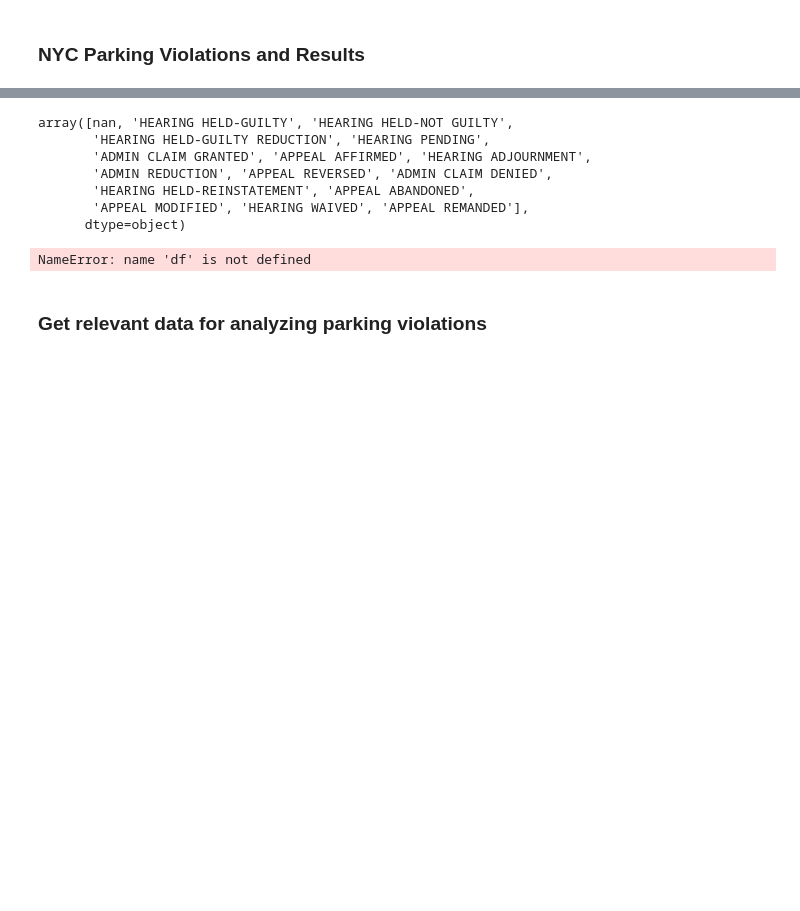
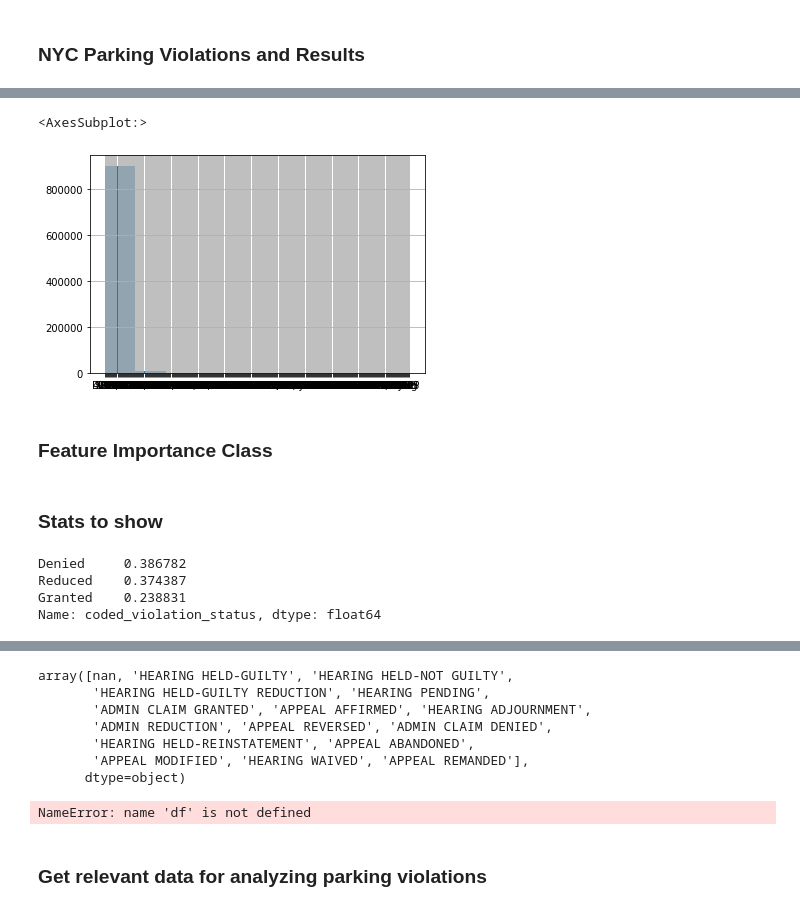
Before and after one commit to bsha6/parking_violations, a Jupyter notebook: project.ipynb, the cells around one changed output, grey strips where cells are left out. Drawn from its saved outputs; the diff is of its cells as text; code cells hidden in the pictures; blank space fills up the shorter version.

```diff
--- a/project.ipynb
+++ b/project.ipynb
@@ -18,0 +540,15 @@ fp = '/Users/blake/Box/Project/Data/'
+# %%
+def convert_to_hrs(viol_time):
+    if not viol_time:
+        return np.nan
+    viol_time_parsed = re.findall('(\d+)?:\d+([AP])?', viol_time)[0]
+    if viol_time_parsed[1] == '' or int(viol_time_parsed[0]) > 12:
+        return np.nan
+    if viol_time_parsed[1].upper() == 'P':
+        return int(viol_time_parsed[0]) + 12
+    elif viol_time_parsed[1].upper() == 'A':
+        return int(viol_time_parsed[0])
+    else:
+        return np.nan
+
+convert_to_hrs('08:07')
@@ -18,0 +557,12 @@ fp = '/Users/blake/Box/Project/Data/'
+# %%
+# Add weekday, time feature
+
+# Set invalid dates to nan
+# df.loc[df['issue_date'] >= '1/28/2022', 'issue_date'] = np.nan
+# df.loc[df['issue_date'] < '1/1/2019', 'issue_date'] = np.nan
+
+df['issue_weekday'] = [dt.weekday() for dt in df['issue_date']]
+df['violation_hr'] = [convert_to_hrs(t) for t in df['violation_time']]
+# %%
+df['violation_hr'].fillna(-1, inplace=True)
+df['issue_weekday'].fillna(-1, inplace=True)
@@ -18,0 +637,10 @@ fp = '/Users/blake/Box/Project/Data/'
+# %%
+# Visualize
+cols = ['violation_time', 'coded_violation_status_ordinal']
+# df[cols].plot.scatter('violation_time', 'coded_violation_status_ordinal')
+df['vehicle_body_type'].hist()
+# %% [output]
+<AxesSubplot:>
+[figure, added]
+# %% [markdown]
+### Feature Importance Class
@@ -18,0 +978,10 @@ fp = '/Users/blake/Box/Project/Data/'
+# %% [markdown]
+### Stats to show
+# %%
+# How common is each violation status?
+df['coded_violation_status'].value_counts(normalize=True)
+# %% [output]
+Denied     0.386782
+Reduced    0.374387
+Granted    0.238831
+Name: coded_violation_status, dtype: float64
```
Also changed, not shown: parts of 137 cells of this notebook, 4 other files.
